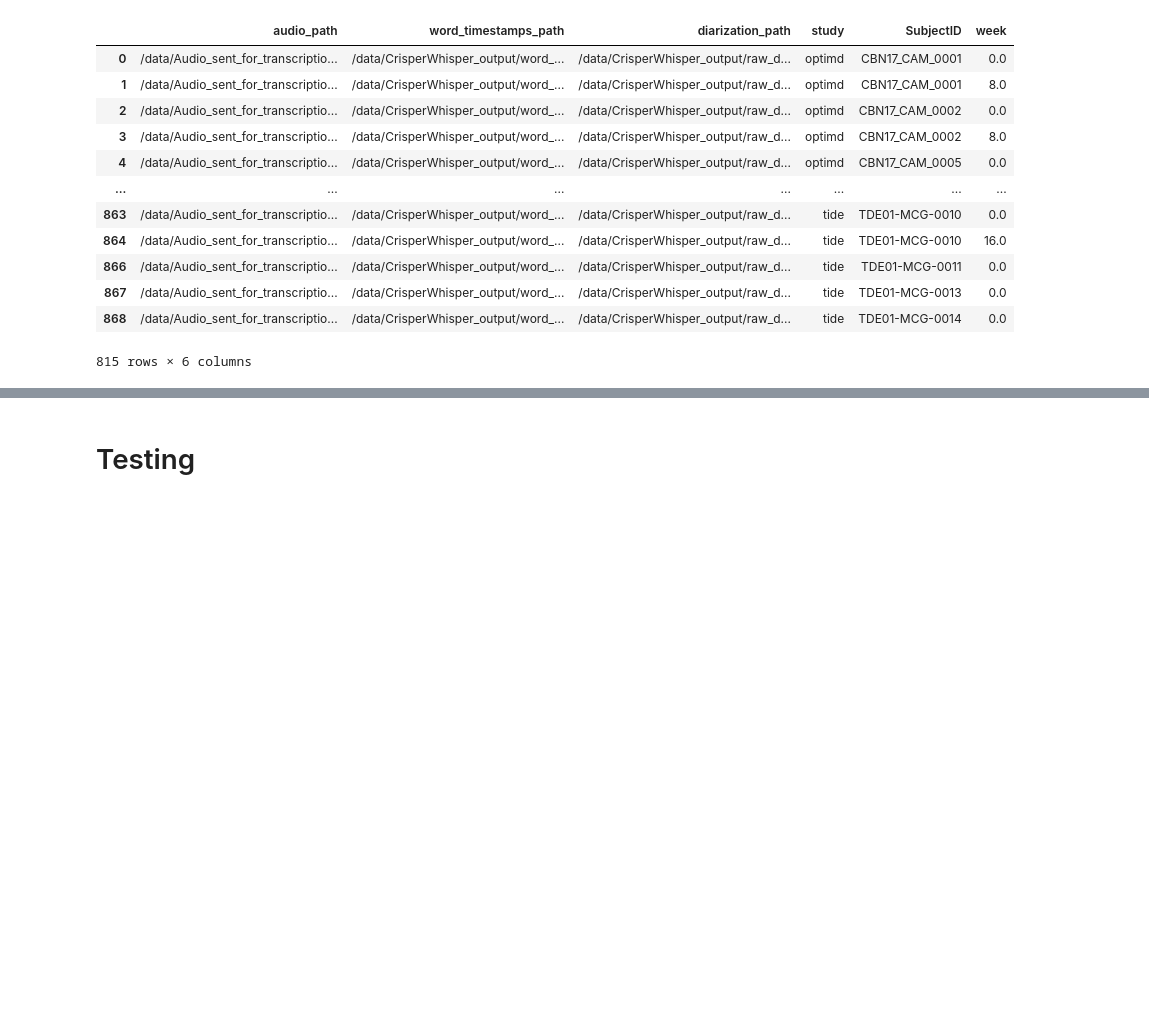
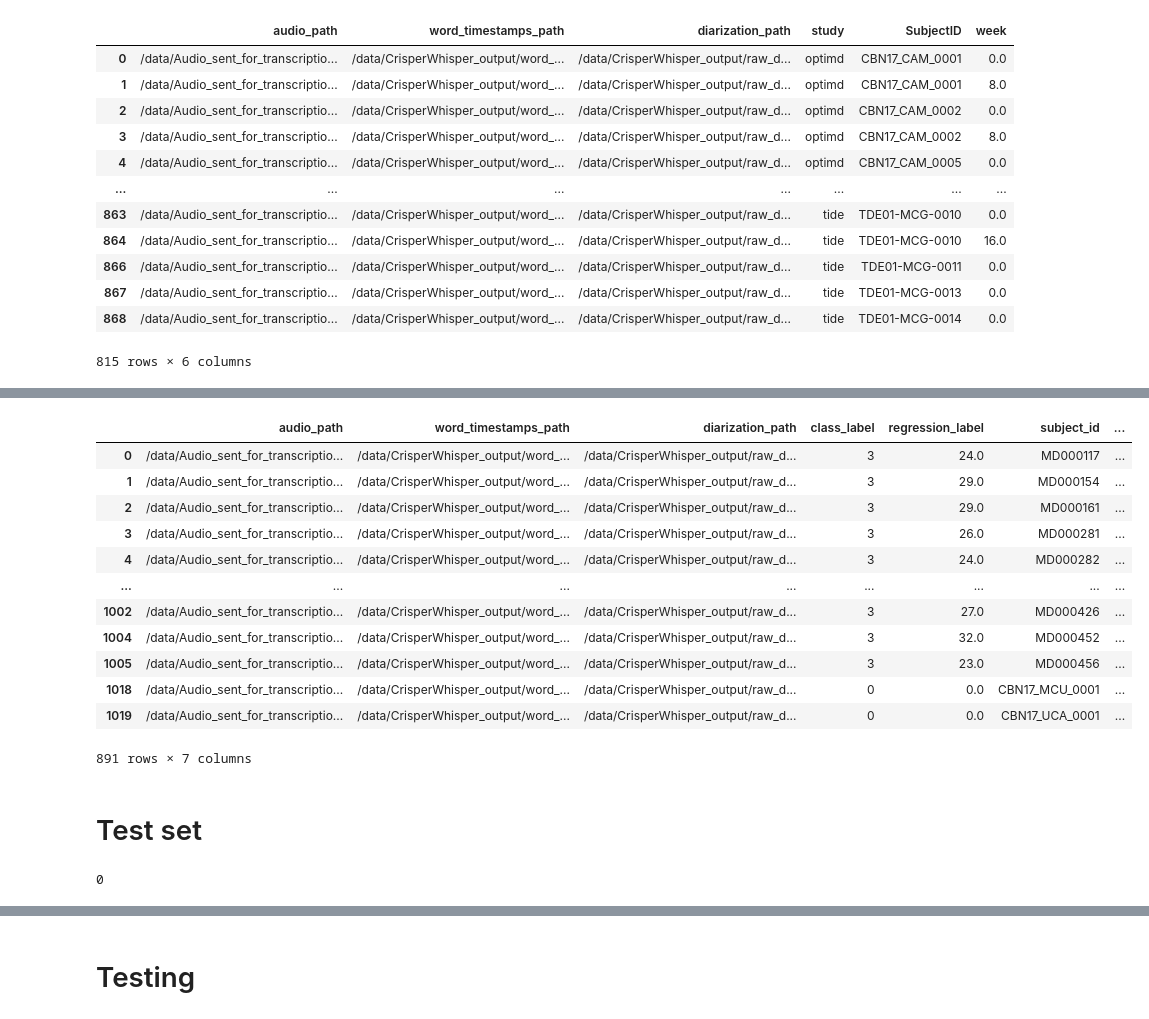
Before and after one commit to jasondeon/rdino_bert, a Jupyter notebook: make_manifest.ipynb, the cells around one changed output, grey strips where cells are left out. Saved outputs shown, nothing was run; the diff lists cells and outputs as text; code cells hidden in the pictures; blank space fills up the shorter version.

```diff
--- a/make_manifest.ipynb
+++ b/make_manifest.ipynb
@@ -124,0 +216,2 @@ df = df[["audio_path", "word_timestamps_path", "diarization_path", "class_label"
+# %%
+df2 = df2[["audio_path", "word_timestamps_path", "diarization_path", "class_label", "regression_label", "subject_id"]]
@@ -124,0 +234,23 @@ df = df[["audio_path", "word_timestamps_path", "diarization_path", "class_label"
+# %%
+df_final = pd.concat([df, df2], ignore_index=True)
+# %%
+df_final = df_final.drop_duplicates(subset=["audio_path"], keep="first")
+# %%
+df_final["study"] = df_final["subject_id"].apply(
+    lambda x: "OPTD" if x.startswith("CBN17") else ("TIDE" if x.startswith("TDE") else ("CDRIN" if (x.startswith("MD") or x.startswith("THRUIKKS")) else ("VMP" if x.startswith("VMP") else ("FORBOW" if x.startswith("800") else "UNKNOWN")))))
+# %%
+df_final
+# %% [output]
+|  | audio_path | word_timestamps_path | diarization_path | class_label | regression_label | subject_id | ... |
+| 0 | /data/Audio_sent_for_transcriptio... | /data/CrisperWhisper_output/word_... | /data/CrisperWhisper_output/raw_d... | 3 | 24.0 | MD000117 | ... |
+| 1 | /data/Audio_sent_for_transcriptio... | /data/CrisperWhisper_output/word_... | /data/CrisperWhisper_output/raw_d... | 3 | 29.0 | MD000154 | ... |
+| 2 | /data/Audio_sent_for_transcriptio... | /data/CrisperWhisper_output/word_... | /data/CrisperWhisper_output/raw_d... | 3 | 29.0 | MD000161 | ... |
+| 3 | /data/Audio_sent_for_transcriptio... | /data/CrisperWhisper_output/word_... | /data/CrisperWhisper_output/raw_d... | 3 | 26.0 | MD000281 | ... |
+| 4 | /data/Audio_sent_for_transcriptio... | /data/CrisperWhisper_output/word_... | /data/CrisperWhisper_output/raw_d... | 3 | 24.0 | MD000282 | ... |
+| ... | ... | ... | ... | ... | ... | ... | ... |
+| 1002 | /data/Audio_sent_for_transcriptio... | /data/CrisperWhisper_output/word_... | /data/CrisperWhisper_output/raw_d... | 3 | 27.0 | MD000426 | ... |
+| 1004 | /data/Audio_sent_for_transcriptio... | /data/CrisperWhisper_output/word_... | /data/CrisperWhisper_output/raw_d... | 3 | 32.0 | MD000452 | ... |
+| 1005 | /data/Audio_sent_for_transcriptio... | /data/CrisperWhisper_output/word_... | /data/CrisperWhisper_output/raw_d... | 3 | 23.0 | MD000456 | ... |
+| 1018 | /data/Audio_sent_for_transcriptio... | /data/CrisperWhisper_output/word_... | /data/CrisperWhisper_output/raw_d... | 0 | 0.0 | CBN17_MCU_0001 | ... |
+| 1019 | /data/Audio_sent_for_transcriptio... | /data/CrisperWhisper_output/word_... | /data/CrisperWhisper_output/raw_d... | 0 | 0.0 | CBN17_UCA_0001 | ... |
+891 rows × 7 columns
@@ -124,0 +260,2 @@ df = df[["audio_path", "word_timestamps_path", "diarization_path", "class_label"
+# %% [markdown]
+# Test set
@@ -124,0 +272,6 @@ df = df[["audio_path", "word_timestamps_path", "diarization_path", "class_label"
+# %%
+df_test = df_test.sort_values(by="Subject_ID")
+df_test = df_test.rename(columns={"Subject_ID": "subject_id"})
+df_test["audio_path"].isna().sum()
+# %% [output]
+0
```
Also changed, not shown: parts of 30 cells of this notebook, 49 other files.
